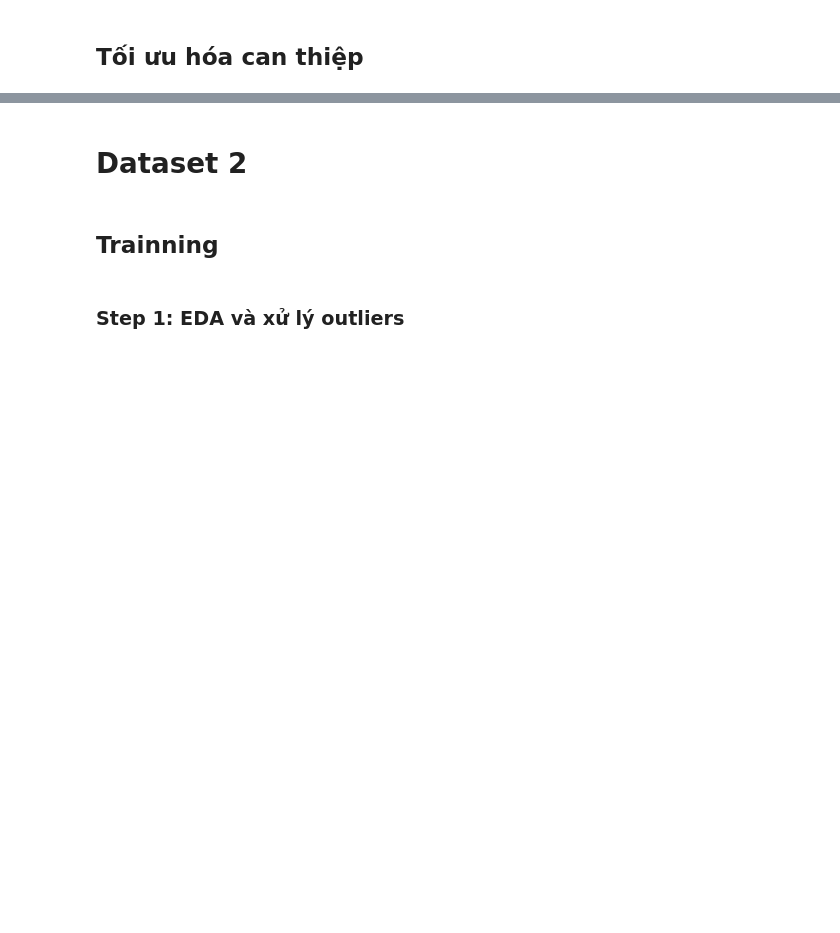
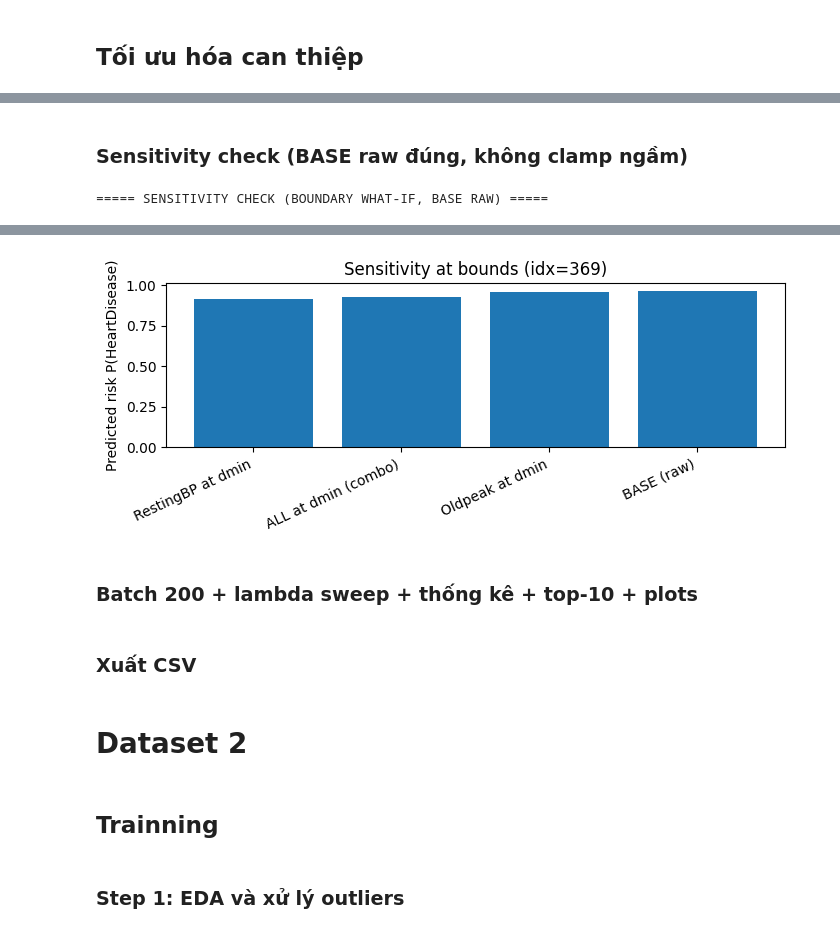
Before and after one commit to NguyenBuiHongTien/CVD_ML, a Jupyter notebook: CDV_New.ipynb, the cells around one changed output, grey strips where cells are left out. Drawn from its saved outputs; the diff is of its cells as text; code cells hidden in the pictures; blank space fills up the shorter version.

```diff
--- a/CDV_New.ipynb
+++ b/CDV_New.ipynb
@@ -1656,0 +1632,45 @@ IndexError: single positional indexer is out-of-bounds
+# %% [markdown]
+### Sensitivity check (BASE raw đúng, không clamp ngầm)
+# %%
+var_specs_sens = INTERVENTION_VARS_DS1  # chỉ RestingBP + Oldpeak
+
+# BASE thật: predict trực tiếp từ patient raw
+p_base = predict_heart_risk(patient, best_pipe_ds1, feature_cols_ds1)
+
+scenarios = [("BASE (raw)", None)]
+for s in var_specs_sens:
+    scenarios.append((f"{s['name']} at dmin", {s["name"]: float(s["delta_bounds"][0])}))
+all_dmin = {s["name"]: float(s["delta_bounds"][0]) for s in var_specs_sens}
+scenarios.append(("ALL at dmin (combo)", all_dmin))
+
+rows = []
+for name, overrides in scenarios:
+    if overrides is None:
+        p2 = dict(patient)  # giữ raw
+    else:
+        p2 = apply_delta_overrides(patient, var_specs_sens, overrides, apply_minmax=True)
+
+    p = predict_heart_risk(p2, best_pipe_ds1, feature_cols_ds1)
+
+    rec = {"scenario": name, "p": float(p), "delta_p_vs_base": float(p_base - p)}
+    for s in var_specs_sens:
+        v = s["name"]
+        rec[f"{v}_before"] = float(patient[v])
+        rec[f"{v}_after"]  = float(p2[v])
+        rec[f"{v}_delta"]  = float(p2[v]) - float(patient[v])
+    rows.append(rec)
+
+df_sens = pd.DataFrame(rows).sort_values("p", ascending=True)
+
+print("===== SENSITIVITY CHECK (BOUNDARY WHAT-IF, BASE RAW) =====")
+display(df_sens)
+
+plt.figure(figsize=(7, 3))
+plt.bar(df_sens["scenario"], df_sens["p"])
+plt.xticks(rotation=25, ha="right")
+plt.ylabel("Predicted risk P(HeartDisease)")
+plt.title(f"Sensitivity at bounds (idx={idx_test})")
+plt.tight_layout()
+plt.show()
+# %% [output]
+===== SENSITIVITY CHECK (BOUNDARY WHAT-IF, BASE RAW) =====
@@ -1656,0 +1682,3 @@ IndexError: single positional indexer is out-of-bounds
+[figure, added]
+# %% [markdown]
+### Batch 200 + lambda sweep + thống kê + top-10 + plots
@@ -1656,0 +1919,2 @@ IndexError: single positional indexer is out-of-bounds
+# %% [markdown]
+### Xuất CSV
```
Also changed, not shown: parts of 21 cells of this notebook, 7 other files.
